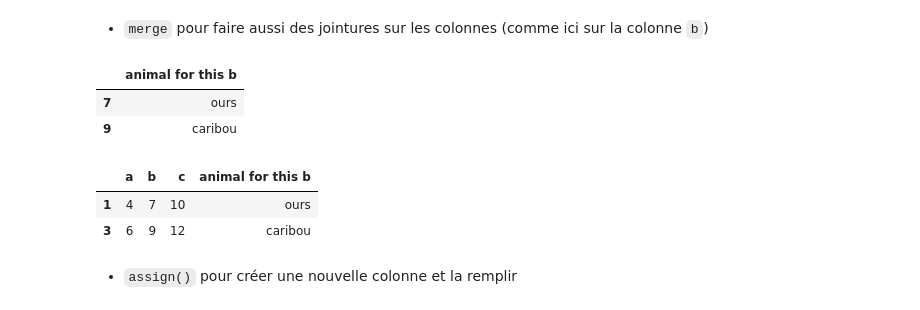
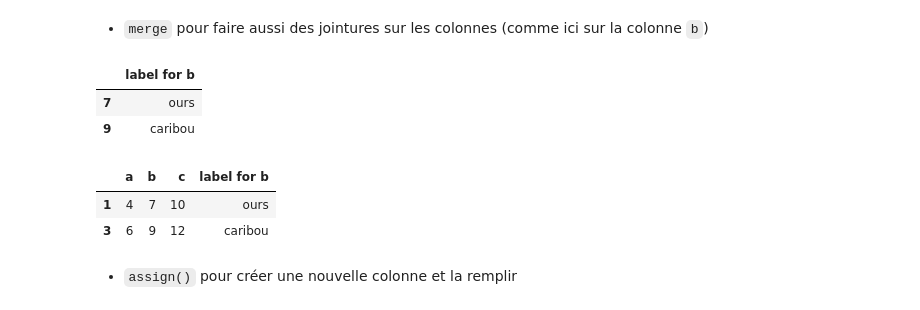
Before and after one commit to fadibadra/m1, a Jupyter notebook: tps/seance_5_pandas_matplotlib_seaborn/5.1 pandas.ipynb, the cells around one changed output. Saved outputs shown, nothing was run; the diff lists cells and outputs as text; code cells hidden in the pictures.

```diff
--- a/tps/seance_5_pandas_matplotlib_seaborn/5.1 pandas.ipynb
+++ b/tps/seance_5_pandas_matplotlib_seaborn/5.1 pandas.ipynb
@@ -491,16 +491,16 @@ df1.join(d_df)
 # %% [markdown]
 - `merge` pour faire aussi des jointures sur les colonnes (comme ici sur la colonne `b`)
 # %%
-d_df = pd.DataFrame([['ours'],['caribou']],index=[7,9],columns=['animal for this b'])
+d_df = pd.DataFrame([['ours'],['caribou']],index=[7,9],columns=['label for b'])
 d_df
 # %% [output]
-|  | animal for this b |
+|  | label for b |
 | 7 | ours |
 | 9 | caribou |
 # %%
 pd.merge(df1,d_df,left_on='b',right_index=True)
 # %% [output]
-|  | a | b | c | animal for this b |
+|  | a | b | c | label for b |
 | 1 | 4 | 7 | 10 | ours |
 | 3 | 6 | 9 | 12 | caribou |
 # %% [markdown]
```
Also changed, not shown: parts of 2 cells of this notebook.
